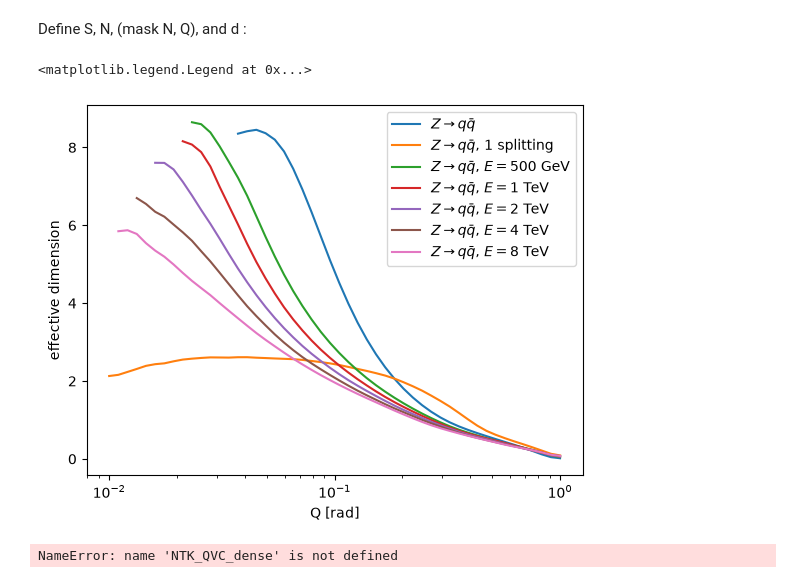
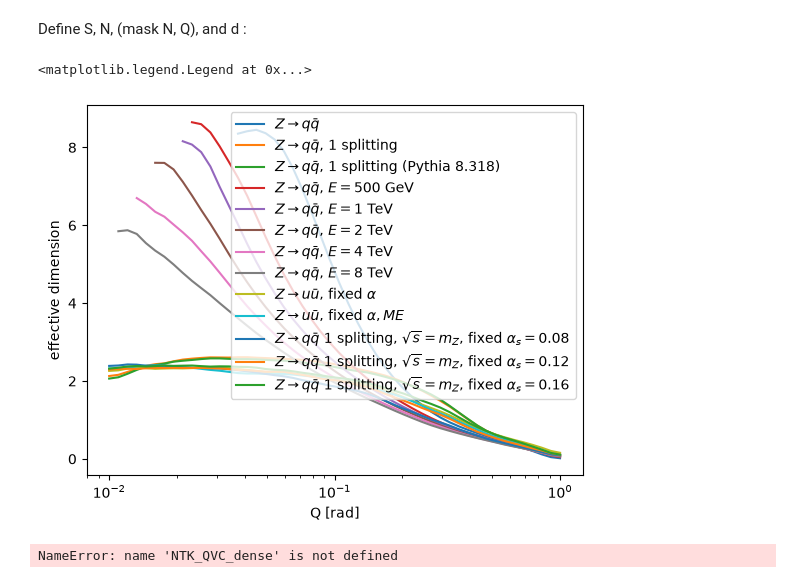
Before and after one commit to ykahn/Jet-Scaling-Laws, a Jupyter notebook: StevensCode/Pythia_EFP_NTK.ipynb, the cells around one changed output. Drawn from its saved outputs; the diff is of its cells as text; code cells hidden in the pictures.

Commit message:
1-splitting analytic

```diff
--- a/StevensCode/Pythia_EFP_NTK.ipynb
+++ b/StevensCode/Pythia_EFP_NTK.ipynb
@@ -129,7 +131,13 @@ labels = {'u3': 'uniform $N=3$', 'u4': 'uniform $N=4$', 'u5': 'uniform $N=5$', '
           'Z1': r'$Z\to q\bar q$, 1 splitting', 'Z2': r'$Z\to q\bar q$, 2 splittings',
           'Z3': r'$Z\to q\bar q$, 3 splittings', 'Z4': r'$Z\to q\bar q$, 4 splittings',
           'Z1m': r'$Z\to q\bar q$, 1 splitting (mass-ordered)',
+          'Z1mine': r'$Z\to q\bar q$, 1 splitting (Pythia 8.318)',
+          'Z1_500GeV': r'$Z\to q\bar q$, 1 splitting, $\sqrt{s} = 500$ GeV', 'Z1_1TeV': r'$Z\to q\bar q$, 1 splitting, $\sqrt{s} = 1$ TeV',
           'Z500GeV': r'$Z\to q\bar q$, $E = 500$ GeV', 'Z1TeV': r'$Z\to q\bar q$, $E = 1$ TeV', 'Z2TeV': r'$Z\to q\bar q$, $E = 2$ TeV',
           'Z4TeV': r'$Z\to q\bar q$, $E = 4$ TeV', 'Z8TeV': r'$Z\to q\bar q$, $E = 8$ TeV',
           'Z16TeV': r'$Z\to q\bar q$, $E = 16$ TeV', 'Z32TeV': r'$Z\to q\bar q$, $E = 32$ TeV',
+          'Zuu_1_fix': r'$Z\to u\bar u$, fixed $\alpha$', 'Zuu_1_fix_me': r'$Z\to u\bar u$, fixed $\alpha, ME$',
+          'Z1 fix08': r'$Z\to q\bar q$ 1 splitting, $\sqrt{s} = m_Z$, fixed $\alpha_s = 0.08$',
+          'Z1 fix12': r'$Z\to q\bar q$ 1 splitting, $\sqrt{s} = m_Z$, fixed $\alpha_s = 0.12$',
+          'Z1 fix16': r'$Z\to q\bar q$ 1 splitting, $\sqrt{s} = m_Z$, fixed $\alpha_s = 0.16$',
           'H': r'$H\to gg$',}
@@ -571,14 +574,17 @@ Define S, N, (mask N, Q), and d :
 Qs = np.logspace(-2, 0, 50)
 M = 20_000
 Ns, Nm, Ds, Qm = {}, {}, {}, {}
-minNs = {'Z': 0.3, 'Z08': 3e3, 'Z12': 2e3, 'Z16': 1e3, 'Z1': 0.3, 'Z2': 0.3, 'Z3': 0.3, 'Z500GeV': 0.3, 'Z1TeV': 0.3, 'Z2TeV': 0.3,  'Z4TeV': 0.3, 'Z8TeV': 0.3, 'Z16TeV': 0.3, 'Z32TeV': 0.3}
+minNs = {'Z': 0.3, 'Z08': 3e3, 'Z12': 2e3, 'Z16': 1e3, 'Z1': 0.3, 'Z2': 0.3, 'Z3': 0.3,
+        'Z500GeV': 0.3, 'Z1TeV': 0.3, 'Z2TeV': 0.3,  'Z4TeV': 0.3, 'Z8TeV': 0.3, 'Z16TeV': 0.3, 'Z32TeV': 0.3,
+        'Z1mine': 0.3, 'Z1 500 GeV': 0.3, 'Z1 1 TeV': 0.3, 'Zuu_1_fix': 0.3, 'Zuu_1_fix_me': 0.3,
+        'Z1 fix08': 0.3, 'Z1 fix12': 0.3, 'Z1 fix16': 0.3}
 # Distance from Born
 Qborn = np.r_[np.zeros(1024), np.full(1024, np.pi)]
 Nb, Db, Qb = {}, {}, {}
 North, Nfull, Dorth, Dfull = {}, {}, {}, {}
 
 # for key in ['Z', 'Z08', 'Z12', 'Z16', 'Z1', 'Z2', 'Z3', 'Z1TeV']:
-for key in ['Z', 'Z1', 'Z500GeV', 'Z1TeV', 'Z2TeV', 'Z4TeV', 'Z8TeV', 'Z16TeV', 'Z32TeV']:
+for key in ['Z', 'Z1', 'Z500GeV', 'Z1TeV', 'Z2TeV', 'Z4TeV', 'Z8TeV', 'Z16TeV', 'Z32TeV', 'Z1mine', 'Z1 500 GeV', 'Z1 1 TeV', 'Zuu_1_fix', 'Zuu_1_fix_me', 'Z1 fix08', 'Z1 fix12', 'Z1 fix16']:
     S = semd_matrix(QVC_sets[key][:M])
     Ns[key] = np.array([N_of_Q(S, Q) for Q in Qs])
     ok = Ns[key] > minNs[key]
@@ -600,12 +606,12 @@ for key in ['Z', 'Z1', 'Z500GeV', 'Z1TeV', 'Z2TeV', 'Z4TeV', 'Z8TeV', 'Z16TeV',
     Dorth[key]  = np.gradient(np.log(North[key]), np.log(Qs))
 # %%
 # for key in ['Z1', 'Z2', 'Z3', 'Z', 'Z08', 'Z12', 'Z16', 'Z1TeV']:
-for key in ['Z', 'Z1', 'Z500GeV', 'Z1TeV', 'Z2TeV', 'Z4TeV', 'Z8TeV']:
+for key in ['Z', 'Z1', 'Z1mine', 'Z500GeV', 'Z1TeV', 'Z2TeV', 'Z4TeV', 'Z8TeV', 'Zuu_1_fix', 'Zuu_1_fix_me', 'Z1 fix08', 'Z1 fix12', 'Z1 fix16']:
     plt.semilogx(Qm[key], Ds[key], label=labels[key])
 plt.xlabel('Q [rad]'); plt.ylabel('effective dimension'); plt.legend()
 # %% [output]
 <matplotlib.legend.Legend at 0x...>
-[figure, old version]
+[figure, new version]
 # %%
 ### fixed alpha plots have more 'groups of events that look similar' --> N doesn't go as small --> Q doesn't reach a small resolution
 # %%
```
Also changed, not shown: parts of 13 cells of this notebook, 1 other file.
